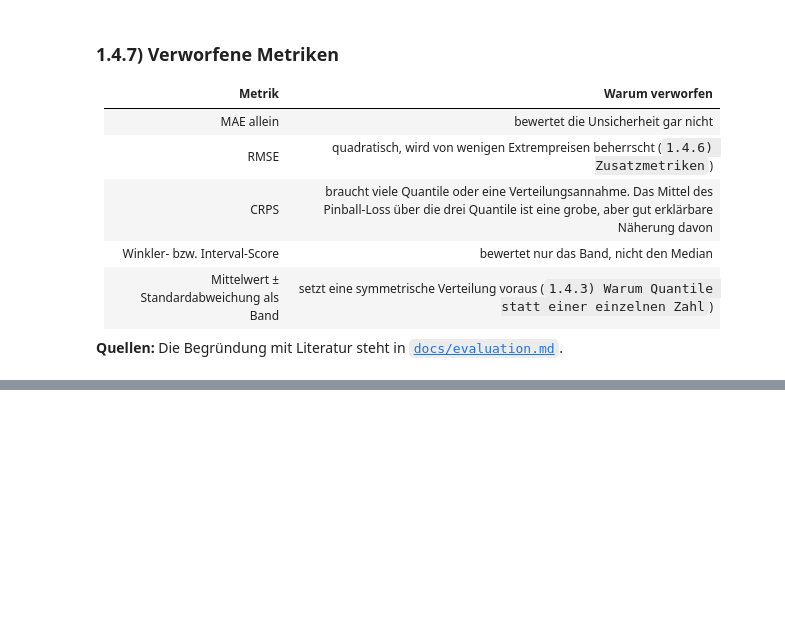
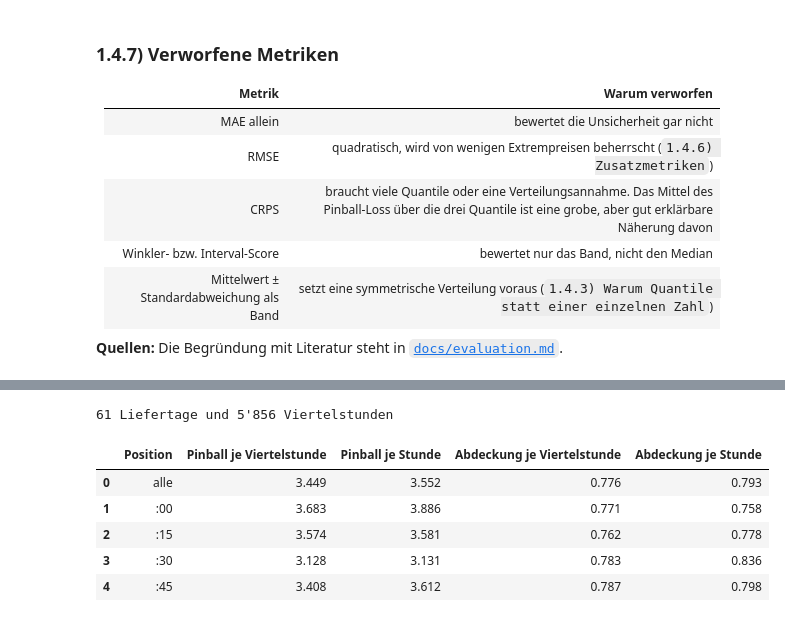
Before and after one commit to ibidreli/energy_price_prediction, a Jupyter notebook: notebooks/01_exploratory_data_analysis.ipynb, the cells around one changed output, grey strips where cells are left out. Saved outputs shown, nothing was run; the diff lists cells and outputs as text; code cells hidden in the pictures; blank space fills up the shorter version.

```diff
--- a/notebooks/01_exploratory_data_analysis.ipynb
+++ b/notebooks/01_exploratory_data_analysis.ipynb
@@ -2336,0 +2630,20 @@ Hauptmetrik ist der mittlere Pinball-Loss, ergänzt durch MAE des Medians, Abdec
+# %%
+#----------------------------------------------------------------------
+# Steigung der Strahlungsprognose je Stunde und Kippen der Systembilanz
+#----------------------------------------------------------------------
+radiation = mean_weather[["shortwave_radiation"]].join(cab.set_index("timestamp_utc")["timestamp_local"], how="inner")
+hourly_radiation = radiation.groupby([radiation["timestamp_local"].dt.date.rename("date"),
+                                      radiation["timestamp_local"].dt.hour.rename("hour")])["shortwave_radiation"].mean()
+# change of the forecast radiation across the hour: next hour minus previous hour of the same day
+radiation_slope = (hourly_radiation.groupby(level="date").shift(-1)
+                   - hourly_radiation.groupby(level="date").shift(1)).rename("radiation_slope")
+joined = flips.set_index(["date", "hour"])[["trend"]].join(radiation_slope, how="inner").dropna().reset_index()
+joined["sun"] = np.where(joined["radiation_slope"] != 0, "Sonne ändert sich", "Sonne konstant")
+residual = pd.DataFrame({
+    sun: {"Stunden": len(group),
+          "systematisches Kippen [MW]": group.groupby("hour")["trend"].mean().abs().mean(),
+          "mittleres |Kippen| [MW]": group["trend"].abs().mean(),
+          "Rangkorrelation mit der Steigung": spearman(group, "trend", "radiation_slope") if sun == "Sonne ändert sich" else np.nan}
+    for sun, group in joined.groupby("sun")}).T
+print(f"- Stunden mit konstanter Sonne: {sorted(joined.loc[joined['sun'] == 'Sonne konstant', 'hour'].value_counts().head(8).index)}")
+residual.round(2)
@@ -2336,0 +2689,41 @@ Hauptmetrik ist der mittlere Pinball-Loss, ergänzt durch MAE des Medians, Abdec
+# %%
+#-----------------------------------------------------------------------------------
+# Referenz je Viertelstunde und je Stunde für April und Mai, nur mit Preisen bis D−2
+#-----------------------------------------------------------------------------------
+rows = []
+for day in pd.date_range("2026-04-01", "2026-05-31").date:
+    target = prices[prices["timestamp_local"].dt.date == day]
+    by_slot = reference_forecast(prices, target, day)
+    known = prices[prices["timestamp_local"].dt.date.between(day - dt.timedelta(days=57), day - dt.timedelta(days=2))]
+    by_hour = known.groupby(known["timestamp_local"].dt.hour)["aep_ct_kwh"].quantile([0.1, 0.5, 0.9]).unstack()
+    by_hour = by_hour.reindex(target["timestamp_local"].dt.hour.to_numpy()).set_axis(target.index)
+    by_hour.columns = ["h10", "h50", "h90"]
+    rows.append(pd.concat([target[["timestamp_local", "aep_ct_kwh"]], by_slot, by_hour], axis=1))
+position_test = pd.concat(rows).dropna()
+
+
+def mean_loss(frame: pd.DataFrame, columns: list[str]) -> float:
+    return float(np.mean([pinball_loss(frame["aep_ct_kwh"], frame[c], tau) for c, tau in zip(columns, (0.1, 0.5, 0.9))]))
+
+
+#-----------------------------------------------------
+# Pinball-Loss und Abdeckung je Position in der Stunde
+#-----------------------------------------------------
+position_rows = []
+for minute, group in [("alle", position_test), *position_test.groupby(position_test["timestamp_local"].dt.minute)]:
+    position_rows.append({
+        "Position": f":{minute:02d}" if minute != "alle" else "alle",
+        "Pinball je Viertelstunde": mean_loss(group, ["q10", "q50", "q90"]),
+        "Pinball je Stunde": mean_loss(group, ["h10", "h50", "h90"]),
+        "Abdeckung je Viertelstunde": group["aep_ct_kwh"].between(group["q10"], group["q90"]).mean(),
+        "Abdeckung je Stunde": group["aep_ct_kwh"].between(group["h10"], group["h90"]).mean()})
+print(f"{position_test['timestamp_local'].dt.date.nunique()} Liefertage und {len(position_test):,} Viertelstunden".replace(",", "'"))
+pd.DataFrame(position_rows).round(3)
+# %% [output]
+61 Liefertage und 5'856 Viertelstunden
+|  | Position | Pinball je Viertelstunde | Pinball je Stunde | Abdeckung je Viertelstunde | Abdeckung je Stunde |
+| 0 | alle | 3.449 | 3.552 | 0.776 | 0.793 |
+| 1 | :00 | 3.683 | 3.886 | 0.771 | 0.758 |
+| 2 | :15 | 3.574 | 3.581 | 0.762 | 0.778 |
+| 3 | :30 | 3.128 | 3.131 | 0.783 | 0.836 |
+| 4 | :45 | 3.408 | 3.612 | 0.787 | 0.798 |
```
Also changed, not shown: parts of 22 cells of this notebook, 6 other files.
